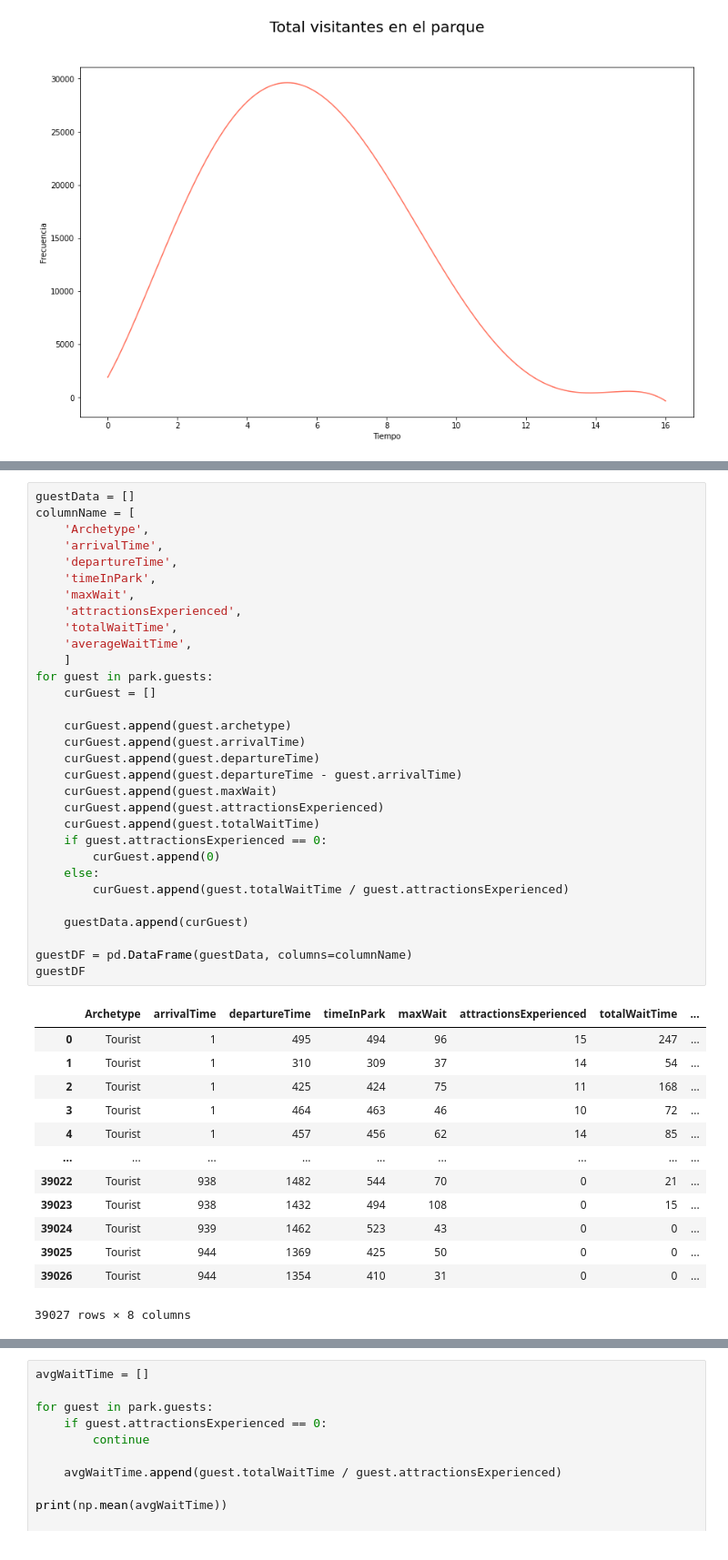
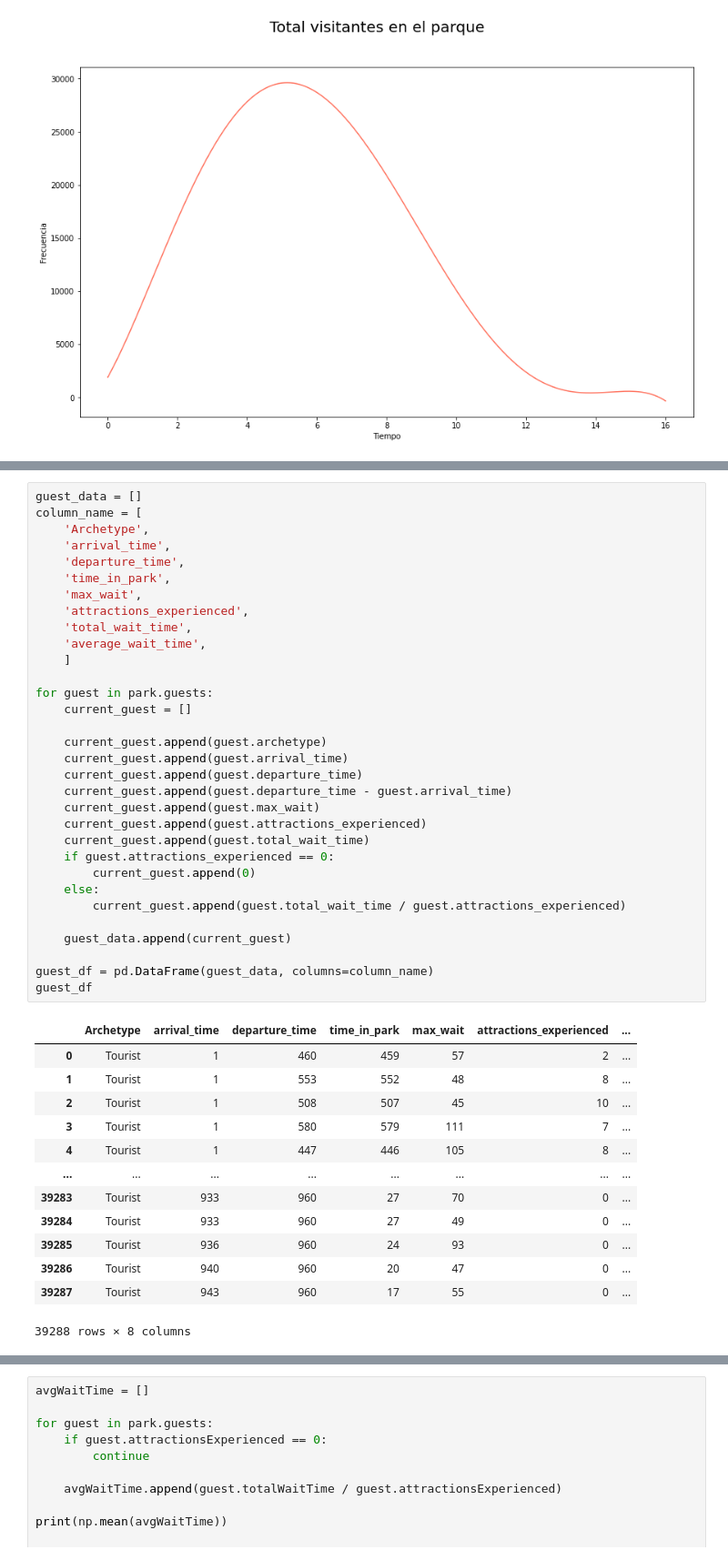
Before and after one commit to MrDahaniel/SimuPark, a Jupyter notebook: Parque.ipynb, the cells around one changed output, grey strips where cells are left out. Shown at 91% size. Drawn from its saved outputs; the diff is of its cells as text.

```diff
--- a/Parque.ipynb
+++ b/Parque.ipynb
@@ -63,48 +63,49 @@ print([i.name for i in park.guestArchetypes])
 # %%
-guestData = []
-columnName = [
+guest_data = []
+column_name = [
     'Archetype',
-    'arrivalTime',
-    'departureTime',
-    'timeInPark',
-    'maxWait',
-    'attractionsExperienced',
-    'totalWaitTime',
-    'averageWaitTime',
+    'arrival_time',
+    'departure_time',
+    'time_in_park',
+    'max_wait',
+    'attractions_experienced',
+    'total_wait_time',
+    'average_wait_time',
     ]
+
 for guest in park.guests:
-    curGuest = []
+    current_guest = []
 
-    curGuest.append(guest.archetype)
-    curGuest.append(guest.arrivalTime)
-    curGuest.append(guest.departureTime)
-    curGuest.append(guest.departureTime - guest.arrivalTime)
-    curGuest.append(guest.maxWait)
-    curGuest.append(guest.attractionsExperienced)
-    curGuest.append(guest.totalWaitTime)
-    if guest.attractionsExperienced == 0:
-        curGuest.append(0)
+    current_guest.append(guest.archetype)
+    current_guest.append(guest.arrival_time)
+    current_guest.append(guest.departure_time)
+    current_guest.append(guest.departure_time - guest.arrival_time)
+    current_guest.append(guest.max_wait)
+    current_guest.append(guest.attractions_experienced)
+    current_guest.append(guest.total_wait_time)
+    if guest.attractions_experienced == 0:
+        current_guest.append(0)
     else:
-        curGuest.append(guest.totalWaitTime / guest.attractionsExperienced)
+        current_guest.append(guest.total_wait_time / guest.attractions_experienced)
 
-    guestData.append(curGuest)
+    guest_data.append(current_guest)
 
-guestDF = pd.DataFrame(guestData, columns=columnName)
-guestDF
+guest_df = pd.DataFrame(guest_data, columns=column_name)
+guest_df
 # %% [output]
-|  | Archetype | arrivalTime | departureTime | timeInPark | maxWait | attractionsExperienced | totalWaitTime | ... |
-| 0 | Tourist | 1 | 495 | 494 | 96 | 15 | 247 | ... |
-| 1 | Tourist | 1 | 310 | 309 | 37 | 14 | 54 | ... |
-| 2 | Tourist | 1 | 425 | 424 | 75 | 11 | 168 | ... |
-| 3 | Tourist | 1 | 464 | 463 | 46 | 10 | 72 | ... |
-| 4 | Tourist | 1 | 457 | 456 | 62 | 14 | 85 | ... |
-| ... | ... | ... | ... | ... | ... | ... | ... | ... |
-| 39022 | Tourist | 938 | 1482 | 544 | 70 | 0 | 21 | ... |
-| 39023 | Tourist | 938 | 1432 | 494 | 108 | 0 | 15 | ... |
-| 39024 | Tourist | 939 | 1462 | 523 | 43 | 0 | 0 | ... |
-| 39025 | Tourist | 944 | 1369 | 425 | 50 | 0 | 0 | ... |
-| 39026 | Tourist | 944 | 1354 | 410 | 31 | 0 | 0 | ... |
+|  | Archetype | arrival_time | departure_time | time_in_park | max_wait | attractions_experienced | ... |
+| 0 | Tourist | 1 | 460 | 459 | 57 | 2 | ... |
+| 1 | Tourist | 1 | 553 | 552 | 48 | 8 | ... |
+| 2 | Tourist | 1 | 508 | 507 | 45 | 10 | ... |
+| 3 | Tourist | 1 | 580 | 579 | 111 | 7 | ... |
+| 4 | Tourist | 1 | 447 | 446 | 105 | 8 | ... |
+| ... | ... | ... | ... | ... | ... | ... | ... |
+| 39283 | Tourist | 933 | 960 | 27 | 70 | 0 | ... |
+| 39284 | Tourist | 933 | 960 | 27 | 49 | 0 | ... |
+| 39285 | Tourist | 936 | 960 | 24 | 93 | 0 | ... |
+| 39286 | Tourist | 940 | 960 | 20 | 47 | 0 | ... |
+| 39287 | Tourist | 943 | 960 | 17 | 55 | 0 | ... |
-39027 rows × 8 columns
+39288 rows × 8 columns
 # %%
 attrExp = [guest.attractionsExperienced for guest in park.guests]
 attrExp
```
Also changed, not shown: parts of 3 cells of this notebook, 2 other files.
